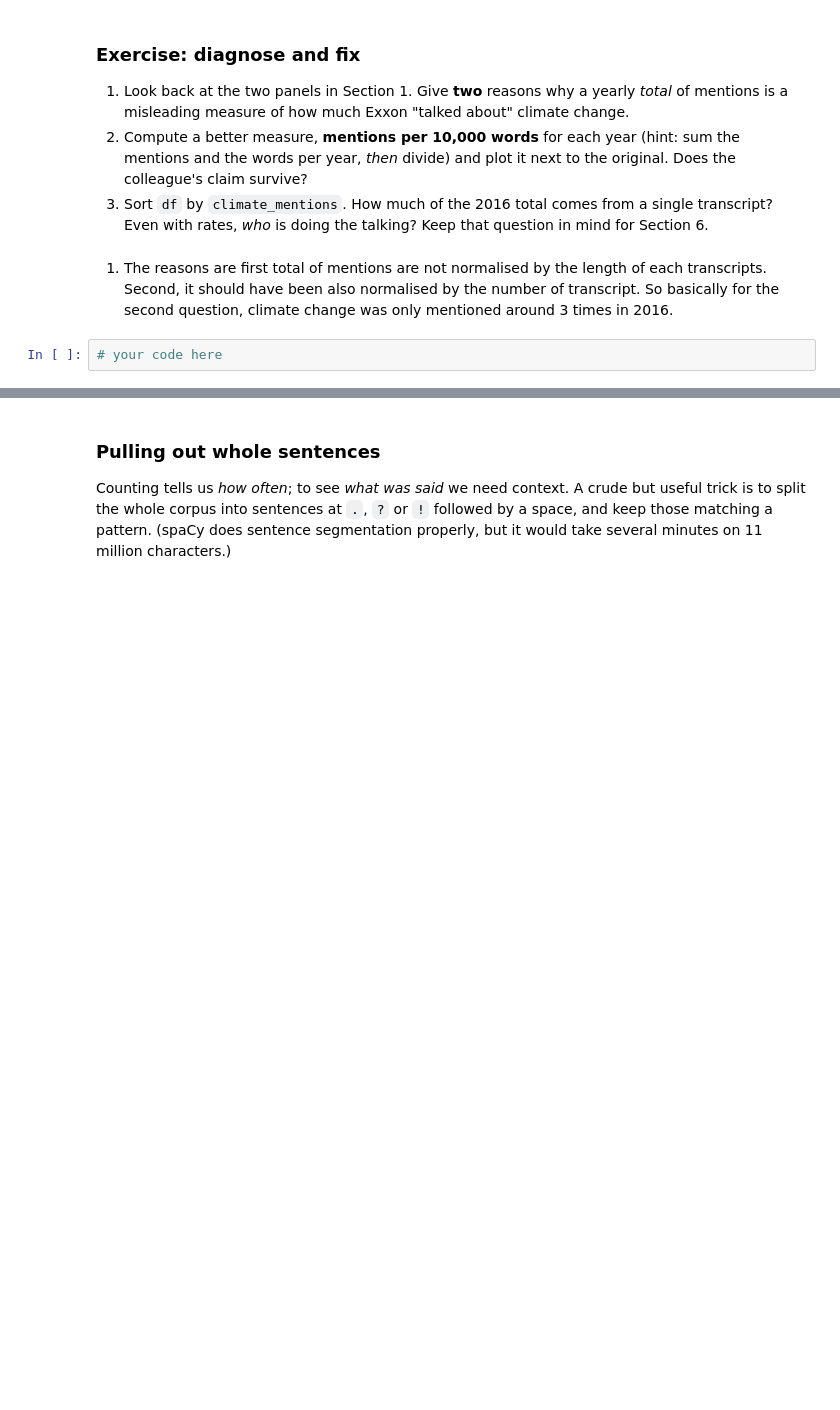
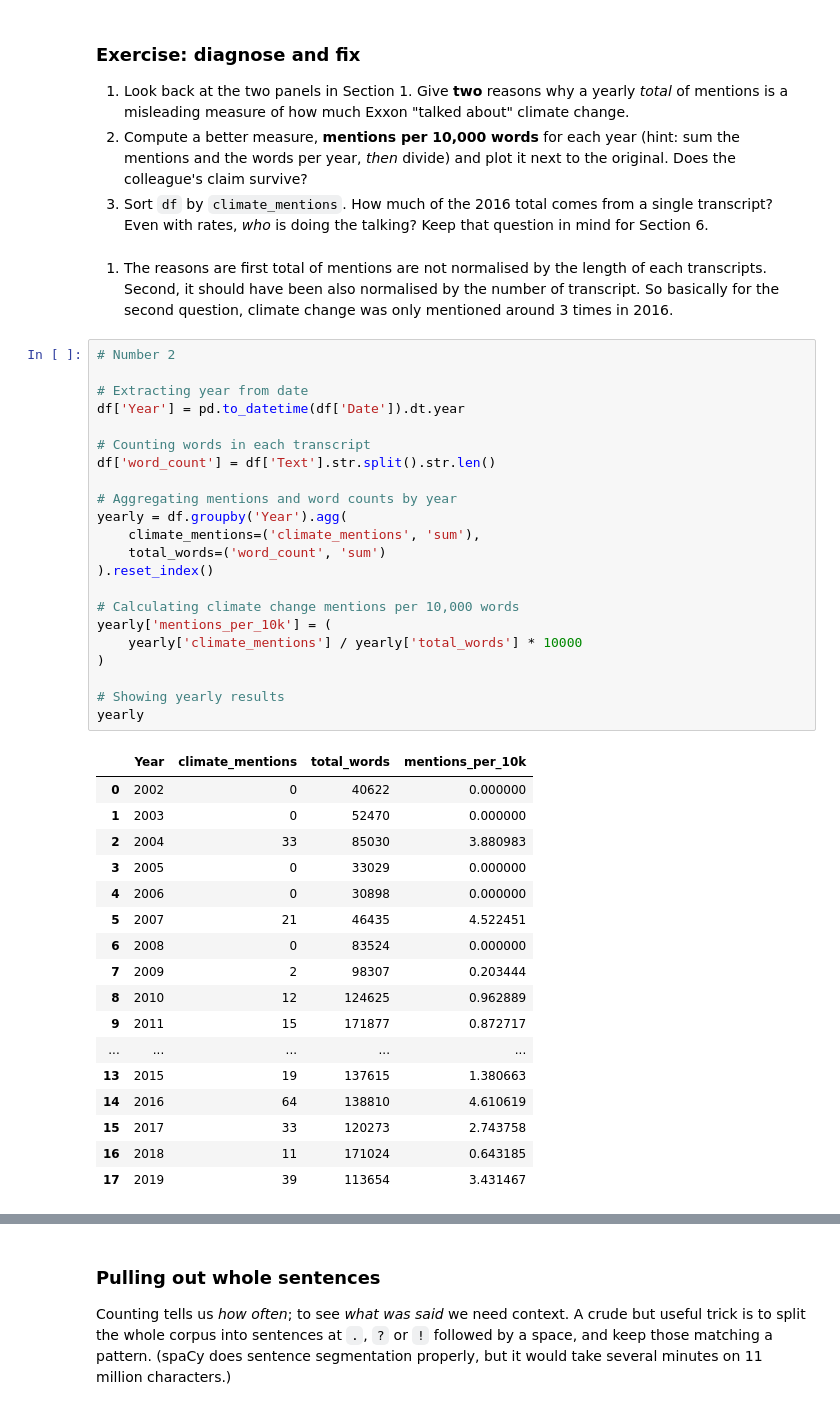
Before and after one commit to dhimasanindito/BASC0005, a Jupyter notebook: notebooks/W04. Natural Language Processing.ipynb, the cells around one changed output, grey strips where cells are left out. Cells and saved outputs as stored; diff of their text form; blank space fills up the shorter version.

```diff
--- a/notebooks/W04. Natural Language Processing.ipynb
+++ b/notebooks/W04. Natural Language Processing.ipynb
@@ -164,4 +164,42 @@ plt.ylabel('mentions'); plt.show()
 # %% [markdown]
 1. The reasons are first total of mentions are not normalised by the length of each transcripts. Second, it should have been also normalised by the number of transcript. So basically for the second question, climate change was only mentioned around 3 times in 2016.
 # %%
-# your code here
+# Number 2
+
+# Extracting year from date
+df['Year'] = pd.to_datetime(df['Date']).dt.year
+
+# Counting words in each transcript
+df['word_count'] = df['Text'].str.split().str.len()
+
+# Aggregating mentions and word counts by year
+yearly = df.groupby('Year').agg(
+    climate_mentions=('climate_mentions', 'sum'),
+    total_words=('word_count', 'sum')
+).reset_index()
+
+# Calculating climate change mentions per 10,000 words
+yearly['mentions_per_10k'] = (
+    yearly['climate_mentions'] / yearly['total_words'] * 10000
+)
+
+# Showing yearly results
+yearly
+# %% [output]
+|  | Year | climate_mentions | total_words | mentions_per_10k |
+| 0 | 2002 | 0 | 40622 | 0.000000 |
+| 1 | 2003 | 0 | 52470 | 0.000000 |
+| 2 | 2004 | 33 | 85030 | 3.880983 |
+| 3 | 2005 | 0 | 33029 | 0.000000 |
+| 4 | 2006 | 0 | 30898 | 0.000000 |
+| 5 | 2007 | 21 | 46435 | 4.522451 |
+| 6 | 2008 | 0 | 83524 | 0.000000 |
+| 7 | 2009 | 2 | 98307 | 0.203444 |
+| 8 | 2010 | 12 | 124625 | 0.962889 |
+| 9 | 2011 | 15 | 171877 | 0.872717 |
+| ... | ... | ... | ... | ... |
+| 13 | 2015 | 19 | 137615 | 1.380663 |
+| 14 | 2016 | 64 | 138810 | 4.610619 |
+| 15 | 2017 | 33 | 120273 | 2.743758 |
+| 16 | 2018 | 11 | 171024 | 0.643185 |
+| 17 | 2019 | 39 | 113654 | 3.431467 |
```
Also changed, not shown: parts of 5 cells of this notebook.
